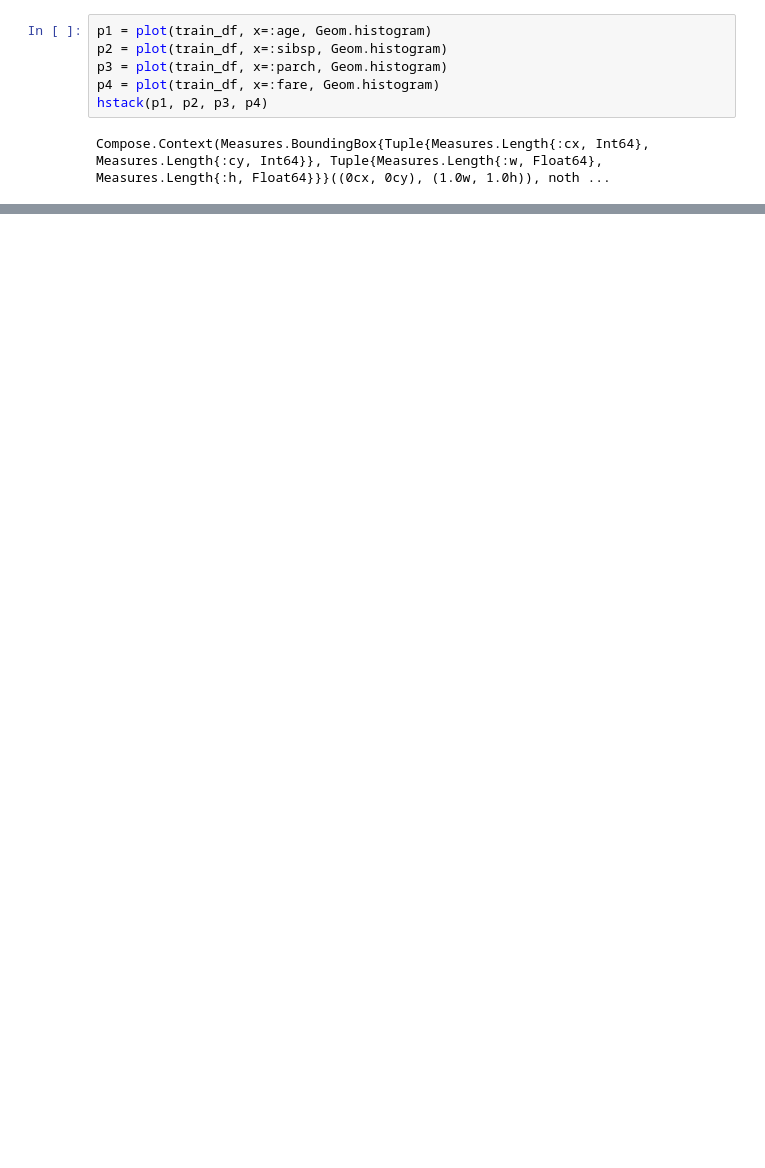
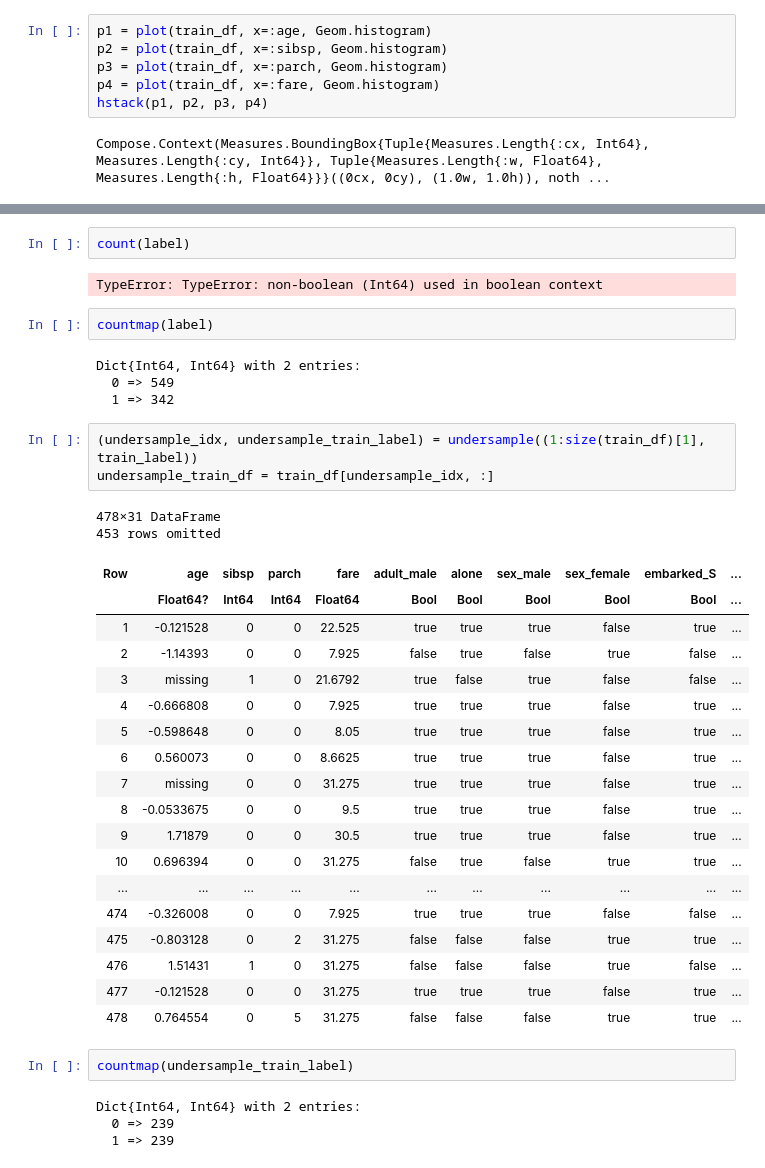
Before and after one commit to ktman-ktman/100knock-process-visualization, a Jupyter notebook: notebook/julia/chapter7.ipynb, the cells around one changed output, grey strips where cells are left out. Cells and saved outputs as stored; diff of their text form; blank space fills up the shorter version.

```diff
--- a/notebook/julia/chapter7.ipynb
+++ b/notebook/julia/chapter7.ipynb
@@ -362,0 +513,40 @@ p1.layers
+# %%
+count(label)
+# %% [output]
+TypeError: TypeError: non-boolean (Int64) used in boolean context
+# %%
+countmap(label)
+# %% [output]
+Dict{Int64, Int64} with 2 entries:
+  0 => 549
+  1 => 342
+# %%
+(undersample_idx, undersample_train_label) = undersample((1:size(train_df)[1], train_label))
+undersample_train_df = train_df[undersample_idx, :]
+# %% [output]
+478×31 DataFrame
+453 rows omitted
+| Row | age | sibsp | parch | fare | adult_male | alone | sex_male | sex_female | embarked_S | ... |
+|  | Float64? | Int64 | Int64 | Float64 | Bool | Bool | Bool | Bool | Bool | ... |
+| 1 | -0.121528 | 0 | 0 | 22.525 | true | true | true | false | true | ... |
+| 2 | -1.14393 | 0 | 0 | 7.925 | false | true | false | true | false | ... |
+| 3 | missing | 1 | 0 | 21.6792 | true | false | true | false | false | ... |
+| 4 | -0.666808 | 0 | 0 | 7.925 | true | true | true | false | true | ... |
+| 5 | -0.598648 | 0 | 0 | 8.05 | true | true | true | false | true | ... |
+| 6 | 0.560073 | 0 | 0 | 8.6625 | true | true | true | false | true | ... |
+| 7 | missing | 0 | 0 | 31.275 | true | true | true | false | true | ... |
+| 8 | -0.0533675 | 0 | 0 | 9.5 | true | true | true | false | true | ... |
+| 9 | 1.71879 | 0 | 0 | 30.5 | true | true | true | false | true | ... |
+| 10 | 0.696394 | 0 | 0 | 31.275 | false | true | false | true | true | ... |
+| ... | ... | ... | ... | ... | ... | ... | ... | ... | ... | ... |
+| 474 | -0.326008 | 0 | 0 | 7.925 | true | true | true | false | false | ... |
+| 475 | -0.803128 | 0 | 2 | 31.275 | false | false | false | true | true | ... |
+| 476 | 1.51431 | 1 | 0 | 31.275 | false | false | false | true | false | ... |
+| 477 | -0.121528 | 0 | 0 | 31.275 | true | true | true | false | true | ... |
+| 478 | 0.764554 | 0 | 5 | 31.275 | false | false | false | true | true | ... |
+# %%
+countmap(undersample_train_label)
+# %% [output]
+Dict{Int64, Int64} with 2 entries:
+  0 => 239
+  1 => 239
```
Also changed, not shown: parts of 26 cells of this notebook, 2 other files.
